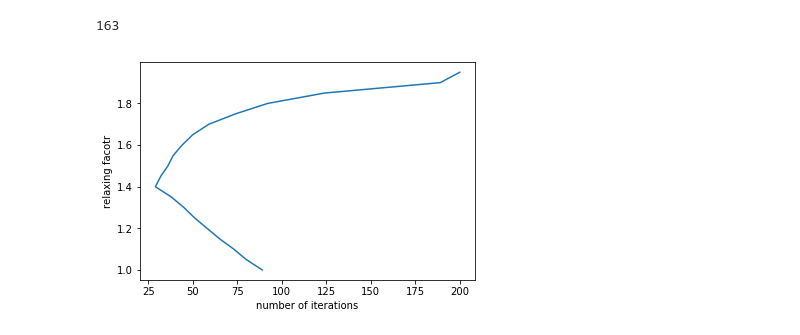
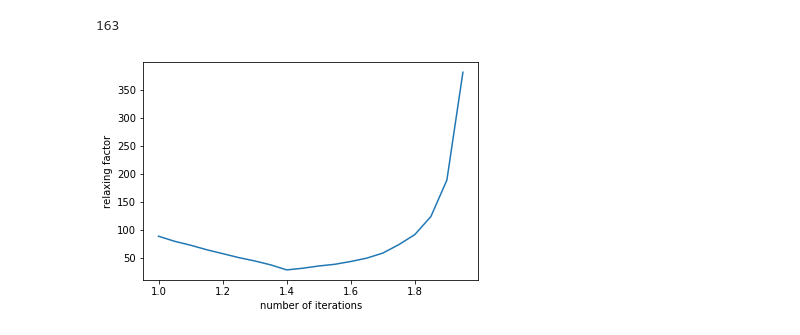
Before and after one commit to SophiaMo/BootCamp2017, a Jupyter notebook: ProbSets/Computation/wk4_hw/IterSolvers.ipynb, the cells around one changed output. Saved outputs shown, nothing was run; the diff lists cells and outputs as text; code cells hidden in the pictures.

```diff
--- a/ProbSets/Computation/wk4_hw/IterSolvers.ipynb
+++ b/ProbSets/Computation/wk4_hw/IterSolvers.ipynb
@@ -121,7 +121,7 @@ np.allclose(A@prob4(A, b), b)
 True
 # %%
 # Problem 5
-def prob5(A, b, w, tol=1e-6, maxiters=200):
+def prob5(A, b, w, tol=1e-6, maxiters=1000):
     x0 = np.zeros_like(b)
     x1 = np.zeros_like(b)
     e = np.zeros(maxiters)
@@ -175,11 +175,11 @@ prob6(20, 0.7, plot=True)
 # %%
 w = np.arange(1, 2, 0.05)
 n = np.zeros_like(w)
 for i in range(len(w)):
     n[i] = prob6(20, w[i], tol=1e-2, maxiters=1000, plot=False)
-plt.plot(n, w)
+plt.plot(w, n)
 plt.xlabel('number of iterations')
-plt.ylabel('relaxing facotr')
+plt.ylabel('relaxing factor')
 plt.show()
 # %% [output]
-[figure, old version]
+[figure, new version]
```
Also changed, not shown: parts of 2 cells of this notebook, 11 other files.
